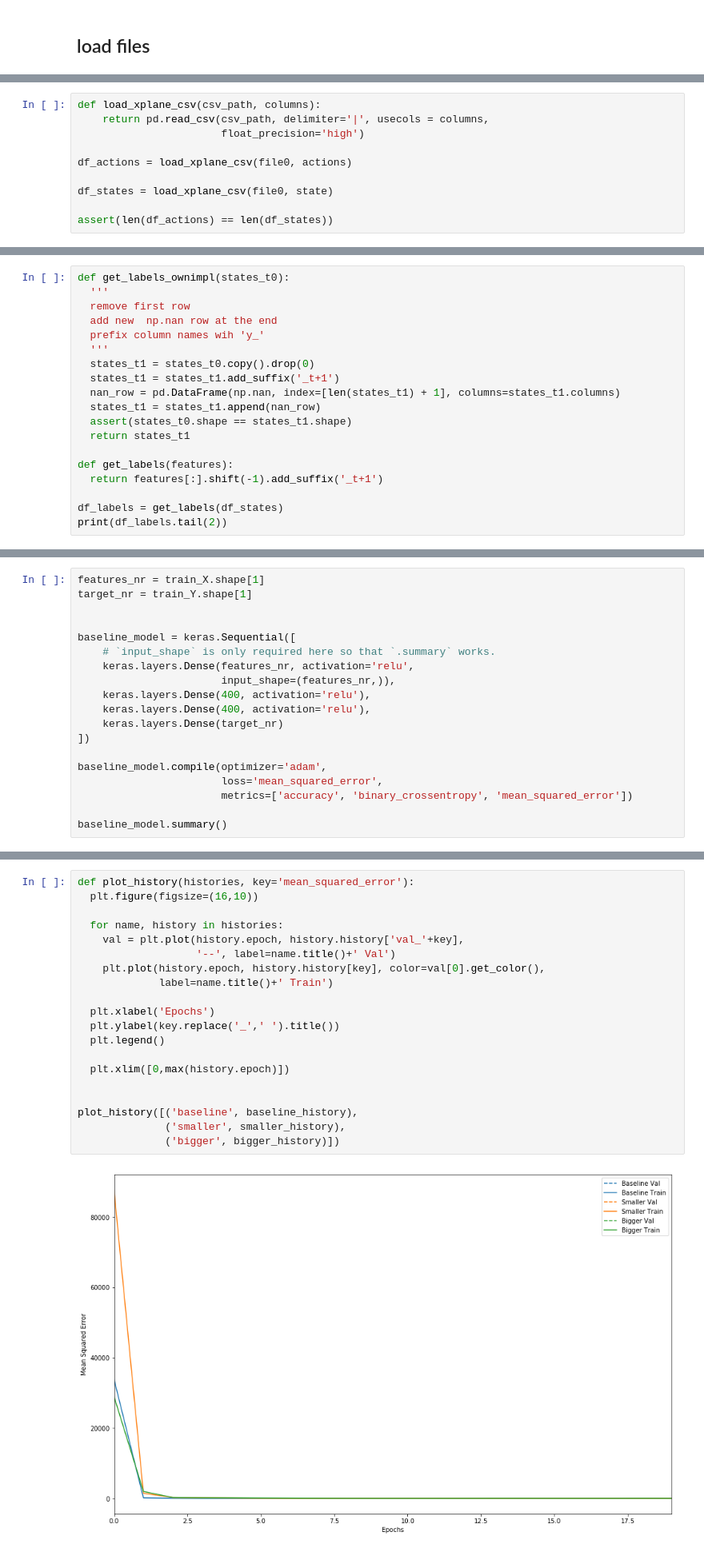
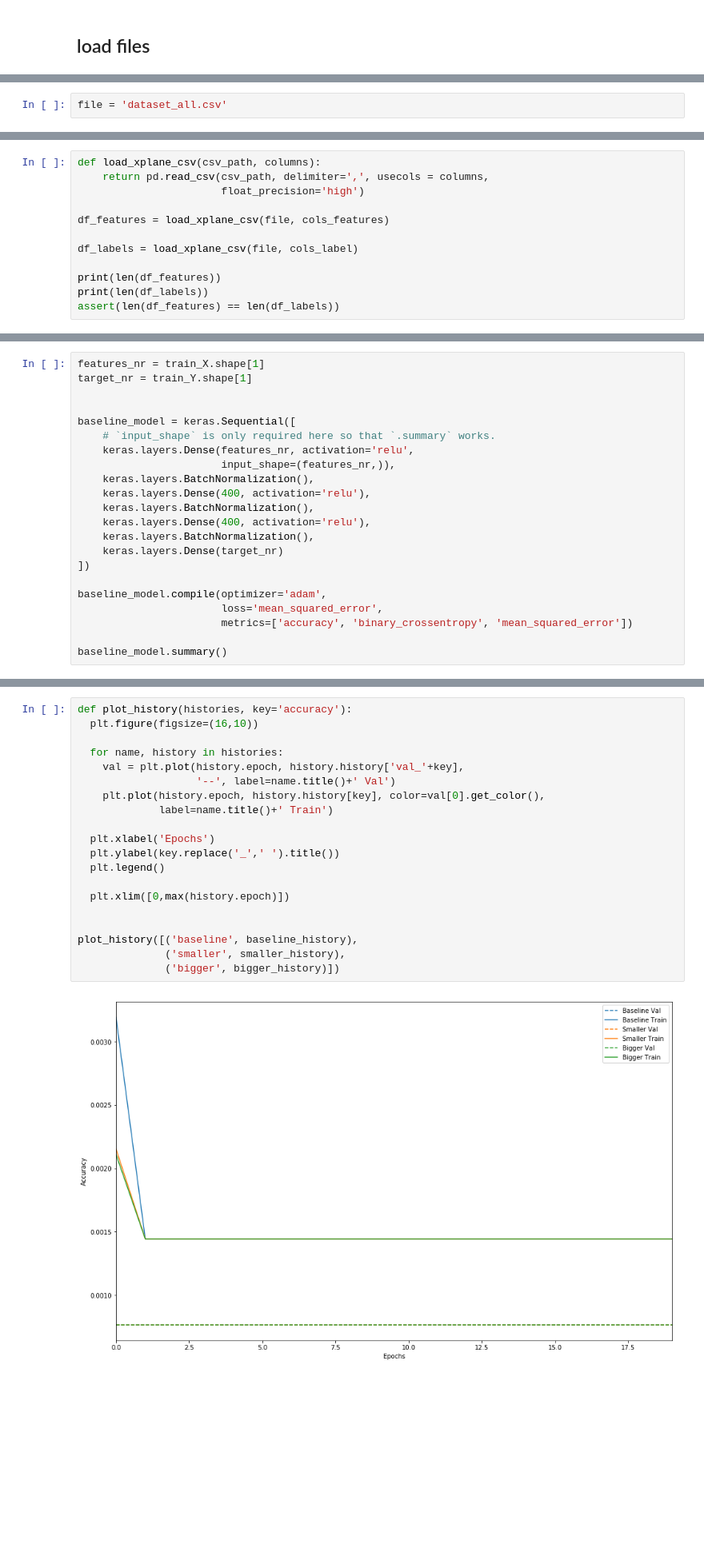
Before and after one commit to CrowdSalat/ann-dynamical-systems, a Jupyter notebook: predict_plane_state.ipynb, the cells around one changed output, grey strips where cells are left out. Shown: that part at 80% size. Drawn from its saved outputs; the diff is of its cells as text; blank space fills up the shorter version.

Commit message:
use dataset 00 - 04 with labels

```diff
--- a/predict_plane_state.ipynb
+++ b/predict_plane_state.ipynb
@@ -40,3 +59,5 @@ file0 = 'trainingsset_00.csv'
+# %%
+file = 'dataset_all.csv'
 # %%
 from google.colab import drive
 drive.mount('/content/drive')
@@ -100,10 +143,12 @@ actions = [
 # %%
 def load_xplane_csv(csv_path, columns):
-    return pd.read_csv(csv_path, delimiter='|', usecols = columns,
+    return pd.read_csv(csv_path, delimiter=',', usecols = columns,
                        float_precision='high')
 
-df_actions = load_xplane_csv(file0, actions)
+df_features = load_xplane_csv(file, cols_features)
 
-df_states = load_xplane_csv(file0, state)
+df_labels = load_xplane_csv(file, cols_label)
 
-assert(len(df_actions) == len(df_states))
+print(len(df_features))
+print(len(df_labels))
+assert(len(df_features) == len(df_labels))
@@ -110,19 +157,0 @@ assert(len(df_actions) == len(df_states))
-# %%
-def get_labels_ownimpl(states_t0):
-  '''
-  remove first row
-  add new  np.nan row at the end
-  prefix column names wih 'y_'
-  '''
-  states_t1 = states_t0.copy().drop(0)
-  states_t1 = states_t1.add_suffix('_t+1')
-  nan_row = pd.DataFrame(np.nan, index=[len(states_t1) + 1], columns=states_t1.columns)
-  states_t1 = states_t1.append(nan_row)
-  assert(states_t0.shape == states_t1.shape)
-  return states_t1
-
-def get_labels(features):
-  return features[:].shift(-1).add_suffix('_t+1')
-
-df_labels = get_labels(df_states)
-print(df_labels.tail(2))
@@ -163,8 +186,11 @@ baseline_model = keras.Sequential([
     # `input_shape` is only required here so that `.summary` works.
     keras.layers.Dense(features_nr, activation='relu',
                        input_shape=(features_nr,)),
+    keras.layers.BatchNormalization(),
     keras.layers.Dense(400, activation='relu'),
+    keras.layers.BatchNormalization(),
     keras.layers.Dense(400, activation='relu'),
+    keras.layers.BatchNormalization(),
     keras.layers.Dense(target_nr)
 ])
 
@@ -341,22 +368,22 @@ Epoch 20/20
 # %%
-def plot_history(histories, key='mean_squared_error'):
+def plot_history(histories, key='accuracy'):
   plt.figure(figsize=(16,10))
 
   for name, history in histories:
     val = plt.plot(history.epoch, history.history['val_'+key],
                    '--', label=name.title()+' Val')
     plt.plot(history.epoch, history.history[key], color=val[0].get_color(),
              label=name.title()+' Train')
 
   plt.xlabel('Epochs')
   plt.ylabel(key.replace('_',' ').title())
   plt.legend()
 
   plt.xlim([0,max(history.epoch)])
 
 
 plot_history([('baseline', baseline_history),
               ('smaller', smaller_history),
               ('bigger', bigger_history)])
 # %% [output]
-[figure, old version]
+[figure, new version]
```
Also changed, not shown: parts of 15 cells of this notebook.
